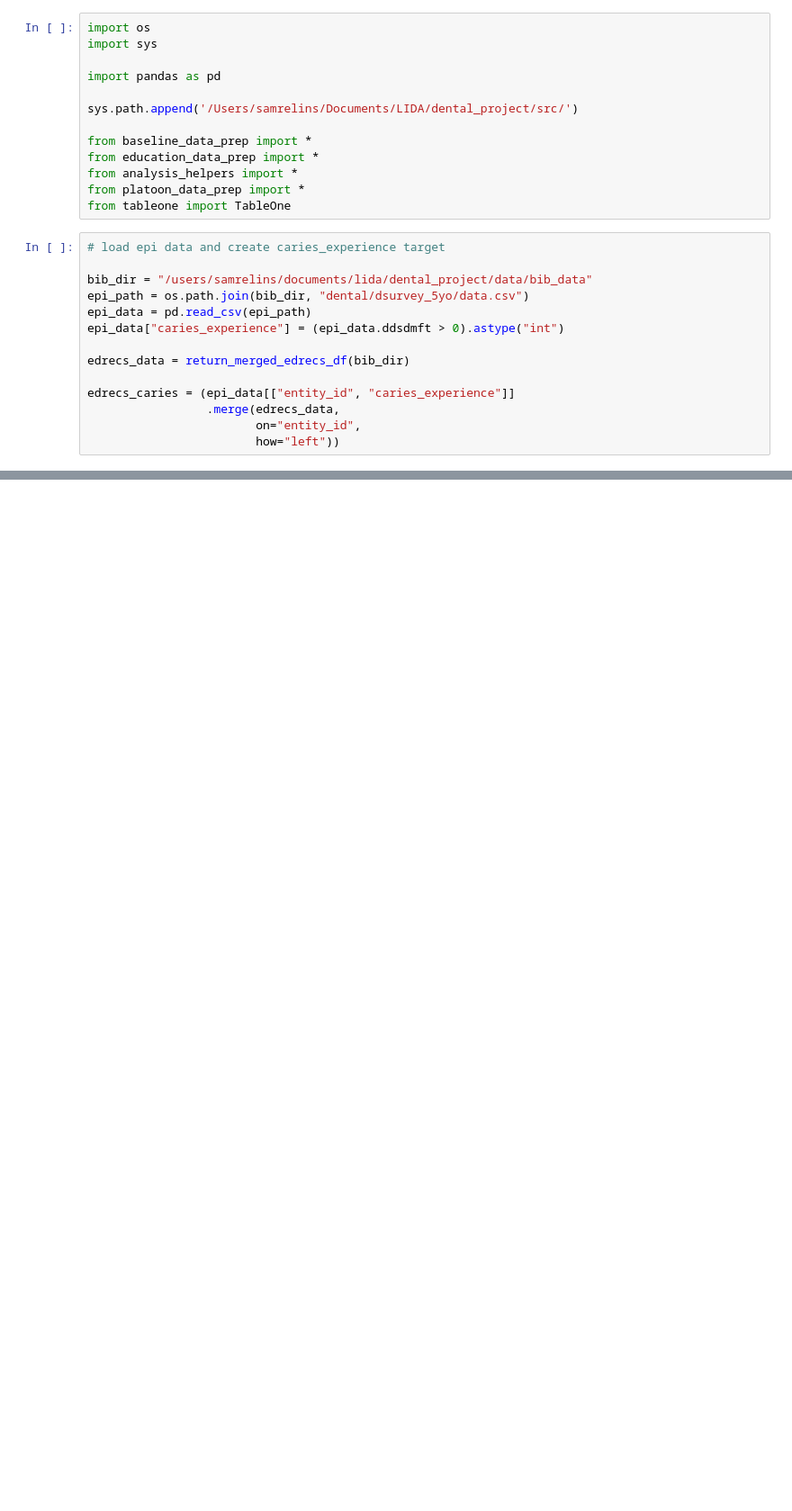
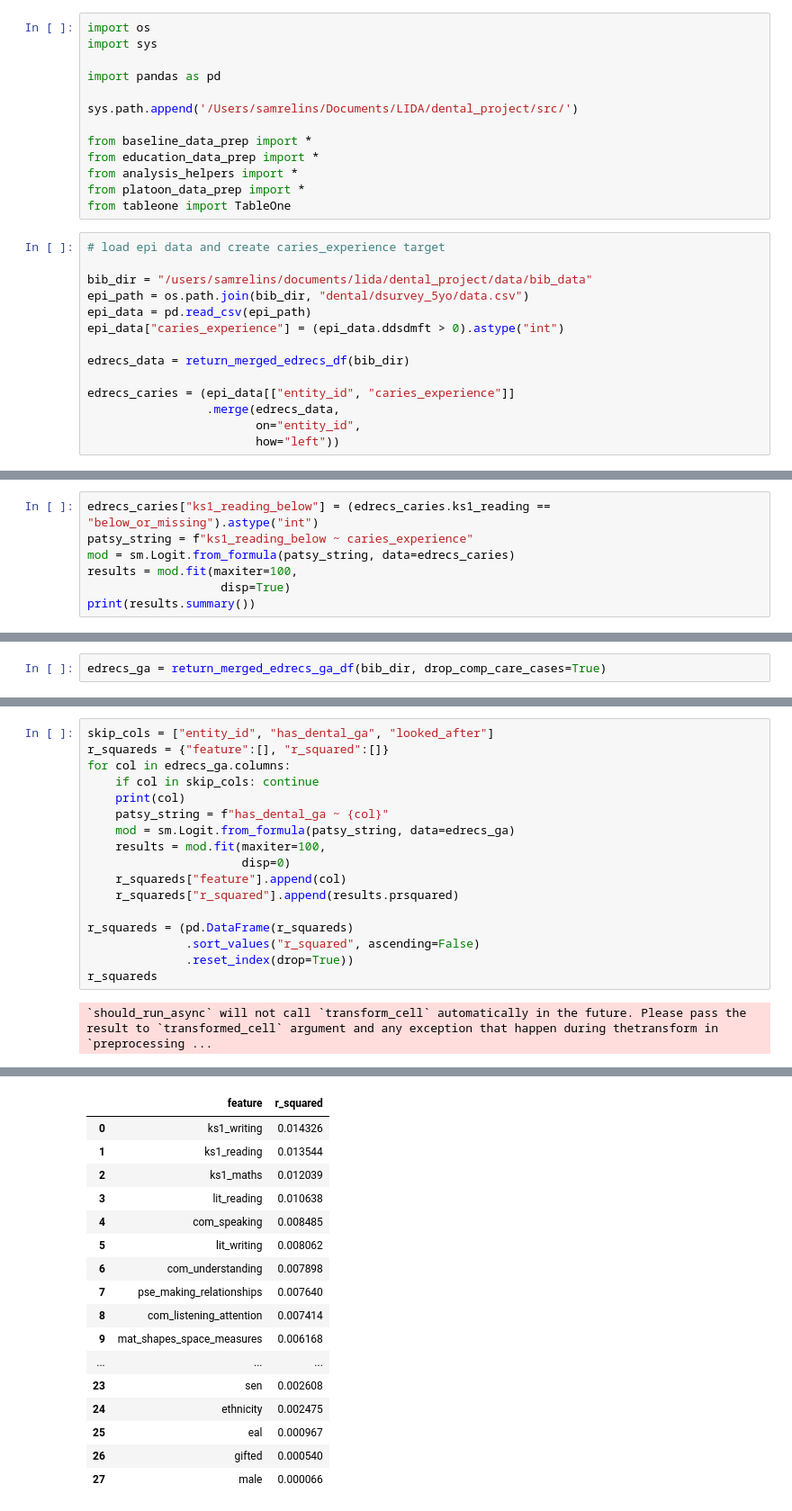
Before and after one commit to samrelins/bib_dental_proj, a Jupyter notebook: exploration/edrecs_epi.ipynb, the cells around one changed output, grey strips where cells are left out. Shown at 90% size. Saved outputs shown, nothing was run; the diff lists cells and outputs as text; blank space fills up the shorter version.

```diff
--- a/exploration/edrecs_epi.ipynb
+++ b/exploration/edrecs_epi.ipynb
@@ -166,0 +248,7 @@ fsm[T.True]                         0.8873      0.287      3.094      0.002
+# %%
+edrecs_caries["ks1_reading_below"] = (edrecs_caries.ks1_reading == "below_or_missing").astype("int")
+patsy_string = f"ks1_reading_below ~ caries_experience"
+mod = sm.Logit.from_formula(patsy_string, data=edrecs_caries)
+results = mod.fit(maxiter=100,
+                   disp=True)
+print(results.summary())
@@ -166,0 +275,2 @@ fsm[T.True]                         0.8873      0.287      3.094      0.002
+# %%
+edrecs_ga = return_merged_edrecs_ga_df(bib_dir, drop_comp_care_cases=True)
@@ -166,0 +284,19 @@ fsm[T.True]                         0.8873      0.287      3.094      0.002
+# %%
+skip_cols = ["entity_id", "has_dental_ga", "looked_after"]
+r_squareds = {"feature":[], "r_squared":[]}
+for col in edrecs_ga.columns:
+    if col in skip_cols: continue
+    print(col)
+    patsy_string = f"has_dental_ga ~ {col}"
+    mod = sm.Logit.from_formula(patsy_string, data=edrecs_ga)
+    results = mod.fit(maxiter=100,
+                      disp=0)
+    r_squareds["feature"].append(col)
+    r_squareds["r_squared"].append(results.prsquared)
+
+r_squareds = (pd.DataFrame(r_squareds)
+              .sort_values("r_squared", ascending=False)
+              .reset_index(drop=True))
+r_squareds
+# %% [output]
+`should_run_async` will not call `transform_cell` automatically in the future. Please pass the result to `transformed_cell` argument and any exception that happen during thetransform in `preprocessing ...
@@ -166,0 +320,17 @@ fsm[T.True]                         0.8873      0.287      3.094      0.002
+|  | feature | r_squared |
+| 0 | ks1_writing | 0.014326 |
+| 1 | ks1_reading | 0.013544 |
+| 2 | ks1_maths | 0.012039 |
+| 3 | lit_reading | 0.010638 |
+| 4 | com_speaking | 0.008485 |
+| 5 | lit_writing | 0.008062 |
+| 6 | com_understanding | 0.007898 |
+| 7 | pse_making_relationships | 0.007640 |
+| 8 | com_listening_attention | 0.007414 |
+| 9 | mat_shapes_space_measures | 0.006168 |
+| ... | ... | ... |
+| 23 | sen | 0.002608 |
+| 24 | ethnicity | 0.002475 |
+| 25 | eal | 0.000967 |
+| 26 | gifted | 0.000540 |
+| 27 | male | 0.000066 |
```
Also changed, not shown: parts of 11 cells of this notebook, 1 other file.
